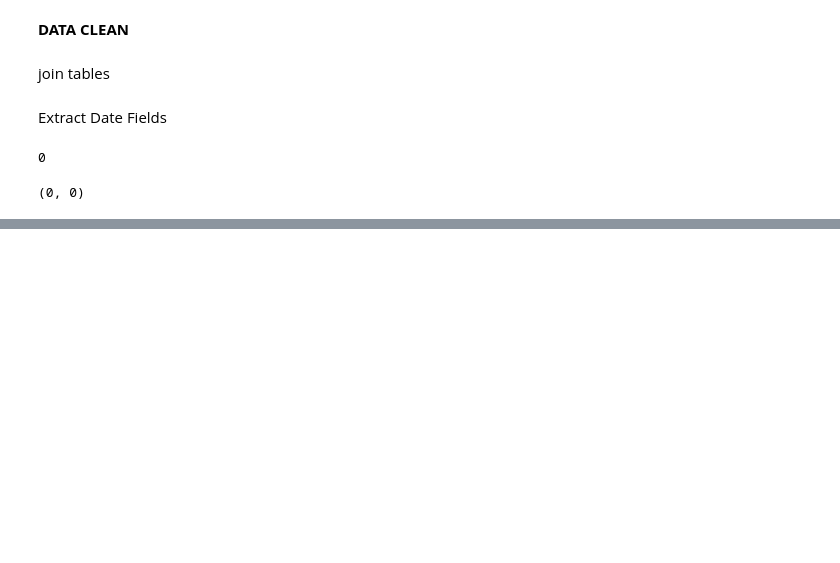
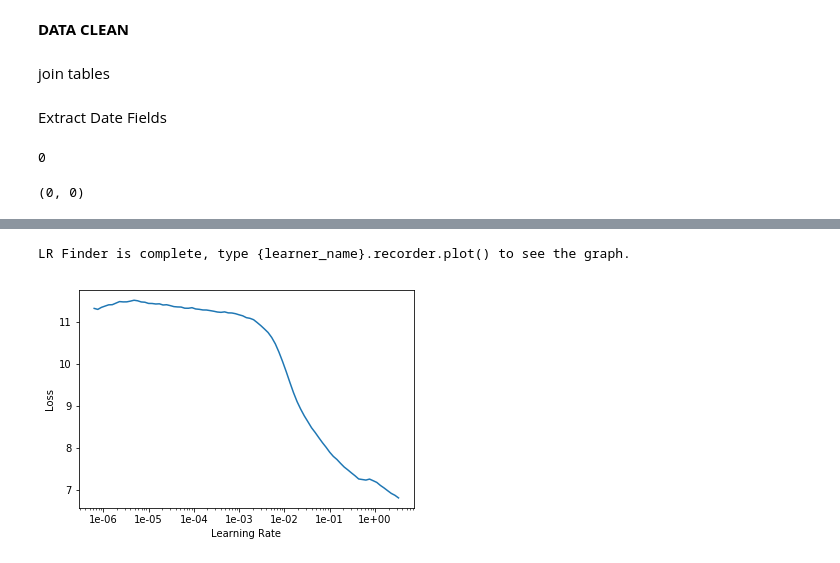
Before and after one commit to yubozhao/RossmanSales, a Jupyter notebook: rossman_sales.ipynb, the cells around one changed output, grey strips where cells are left out. Drawn from its saved outputs; the diff is of its cells as text; code cells hidden in the pictures; blank space fills up the shorter version.

```diff
--- a/rossman_sales.ipynb
+++ b/rossman_sales.ipynb
@@ -177,0 +437,2 @@ len(joined[joined.Mean_TemperatureC.isnull()]),len(joined_test[joined_test.Mean_
+# %%
+valid_idx = range(cut)
@@ -177,0 +512,7 @@ len(joined[joined.Mean_TemperatureC.isnull()]),len(joined_test[joined_test.Mean_
+# %%
+path = PATH
+data = (TabularList.from_df(df, path=path, cat_names=cat_vars, cont_names=cont_vars, procs=procs,)
+                .split_by_idx(valid_idx)
+                .label_from_df(cols=dep_var, label_cls=FloatList, log=True)
+                .add_test(TabularList.from_df(test_df, path=path, cat_names=cat_vars, cont_names=cont_vars))
+                .databunch())
@@ -177,0 +569,6 @@ len(joined[joined.Mean_TemperatureC.isnull()]),len(joined_test[joined_test.Mean_
+# %%
+max_log_y = np.log(np.max(train_df['Sales'])*1.2)
+y_range = torch.tensor([0, max_log_y], device=defaults.device)
+# %%
+learn = tabular_learner(data, layers=[1000,500], ps=[0.001,0.01], emb_drop=0.04,
+                        y_range=y_range, metrics=exp_rmspe)
@@ -177,0 +595,4 @@ len(joined[joined.Mean_TemperatureC.isnull()]),len(joined_test[joined_test.Mean_
+# %%
+learn.lr_find()
+learn.recorder.plot()
+# %% [output]
@@ -177,0 +600,2 @@ len(joined[joined.Mean_TemperatureC.isnull()]),len(joined_test[joined_test.Mean_
+LR Finder is complete, type {learner_name}.recorder.plot() to see the graph.
+[figure, added]
```
Also changed, not shown: parts of 113 cells of this notebook.
